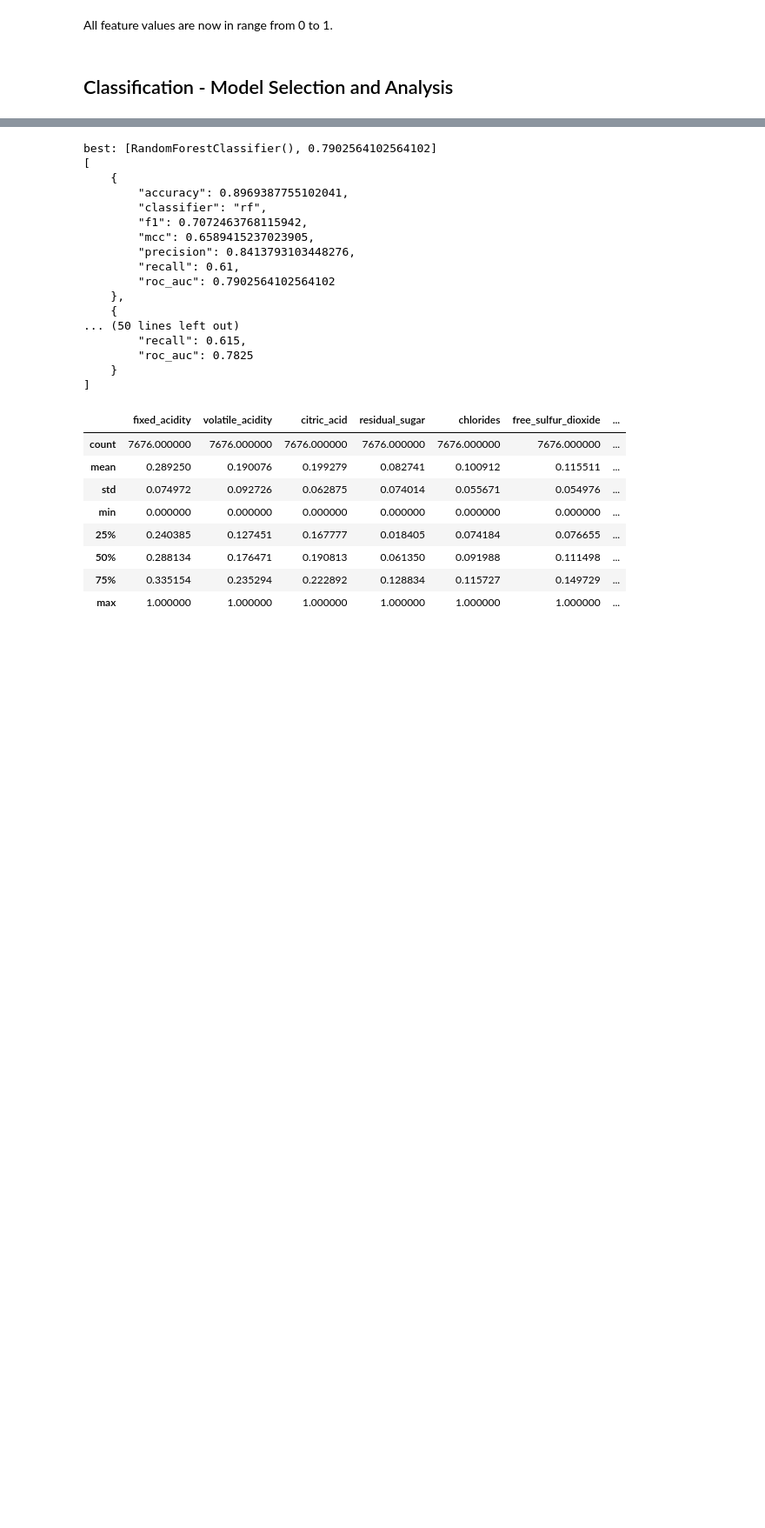
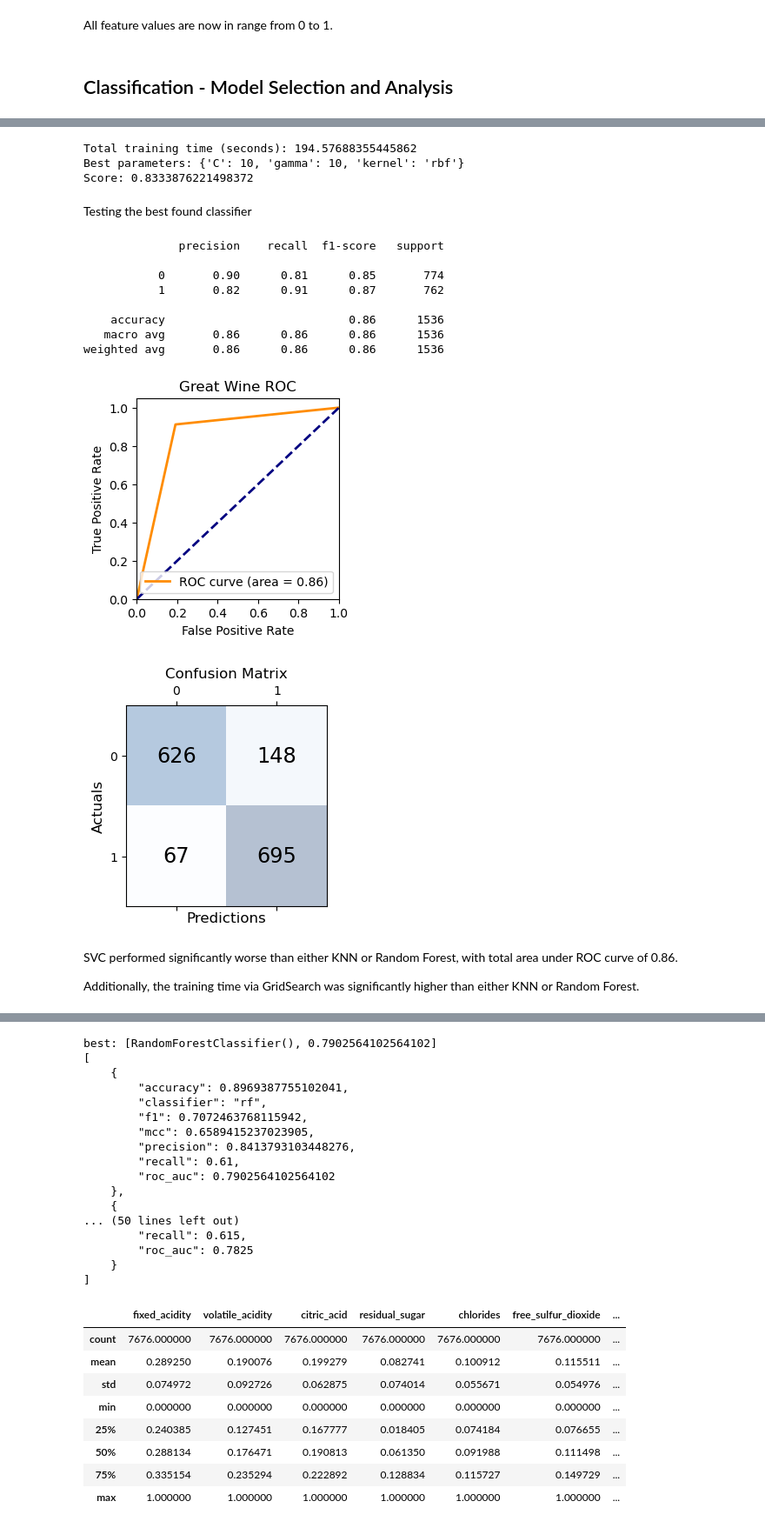
Before and after one commit to mgribov/msds-supervised-learning-final, a Jupyter notebook: Cleaned up version.ipynb, the cells around one changed output, grey strips where cells are left out. Shown: that part at 87% size. Saved outputs shown, nothing was run; the diff lists cells and outputs as text; code cells hidden in the pictures; blank space fills up the shorter version.

```diff
--- a/Cleaned up version.ipynb
+++ b/Cleaned up version.ipynb
@@ -466,0 +501,57 @@ balanced_scaled_data.describe()
+# %%
+from sklearn.svm import SVC
+
+# train and test set
+train_X, test_X, train_y, test_y = train_test_split(df.drop(["is_great"],axis=1), df["is_great"], train_size=0.8)
+
+params = {
+    'gamma': [0.1, 1, 2, 5, 10],
+    'C': [0.1, 1, 2, 5, 10],
+    'kernel': ['poly', 'rbf', 'sigmoid']
+}
+
+start_time = time.time()
+
+grid = GridSearchCV(SVC(), params, n_jobs=-1)
+
+res = grid.fit(train_X, train_y)
+
+print("Total training time (seconds):", time.time() - start_time)
+
+print("Best parameters:", grid.best_params_)
+print("Score:", grid.best_score_)
+# %% [output]
+Total training time (seconds): 194.57688355445862
+Best parameters: {'C': 10, 'gamma': 10, 'kernel': 'rbf'}
+Score: 0.8333876221498372
+# %% [markdown]
+Testing the best found classifier
+# %%
+yhat = grid.predict(test_X)
+
+# metrics
+print(classification_report(test_y, yhat))
+
+# roc
+fpr, tpr, thresholds = roc_curve(test_y, yhat)
+roc_auc = auc(fpr, tpr)
+plot_roc(roc_auc)
+
+# confusion matrix
+conf_matrix = confusion_matrix(test_y, yhat)
+plot_conf_mat(conf_matrix)
+# %% [output]
+              precision    recall  f1-score   support
+
+           0       0.90      0.81      0.85       774
+           1       0.82      0.91      0.87       762
+
+    accuracy                           0.86      1536
+   macro avg       0.86      0.86      0.86      1536
+weighted avg       0.86      0.86      0.86      1536
+[figure, added]
+[figure, added]
+# %% [markdown]
+SVC performed significantly worse than either KNN or Random Forest, with total area under ROC curve of 0.86.
+
+Additionally, the training time via GridSearch was significantly higher than either KNN or Random Forest.
```
Also changed, not shown: parts of 25 cells of this notebook.
